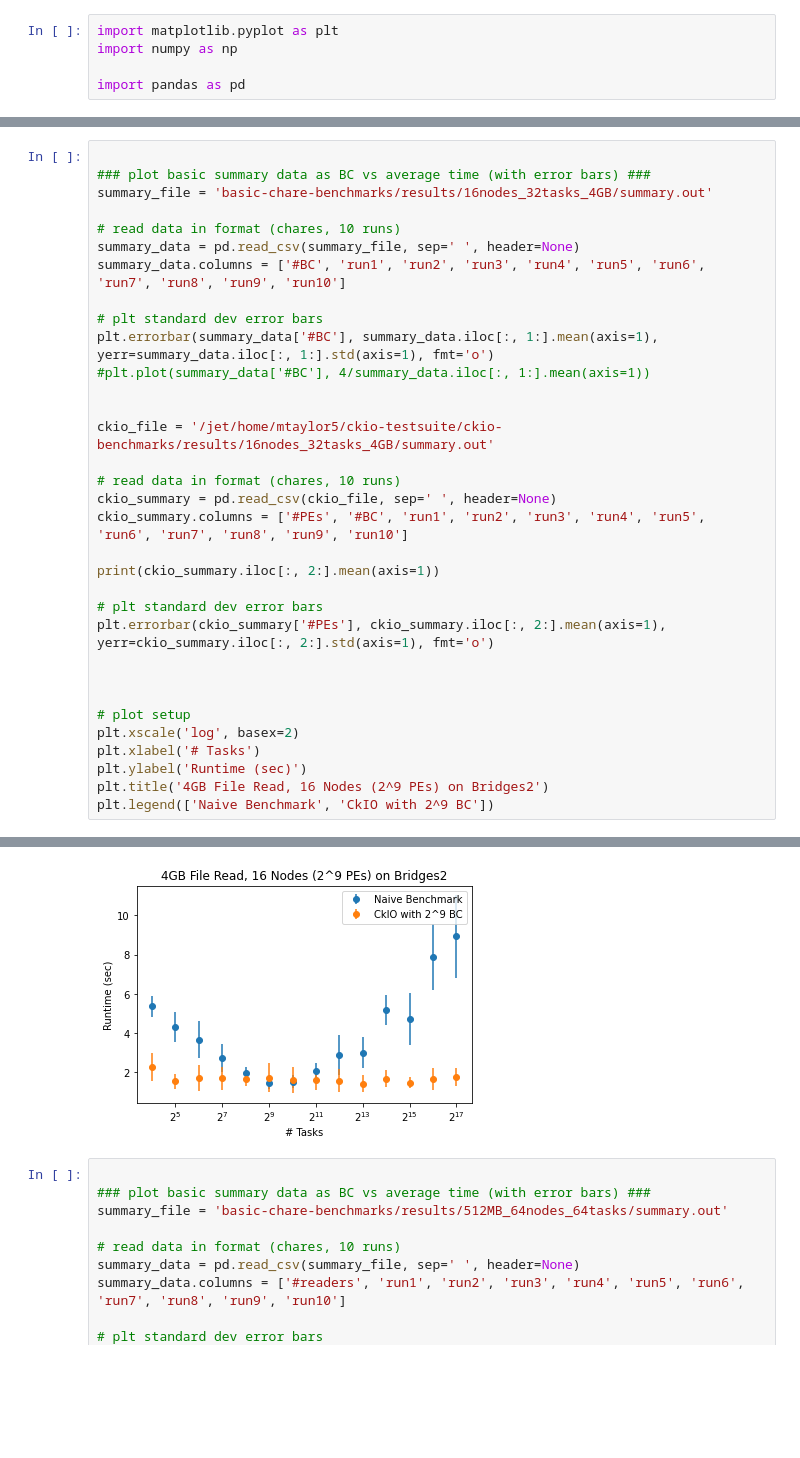
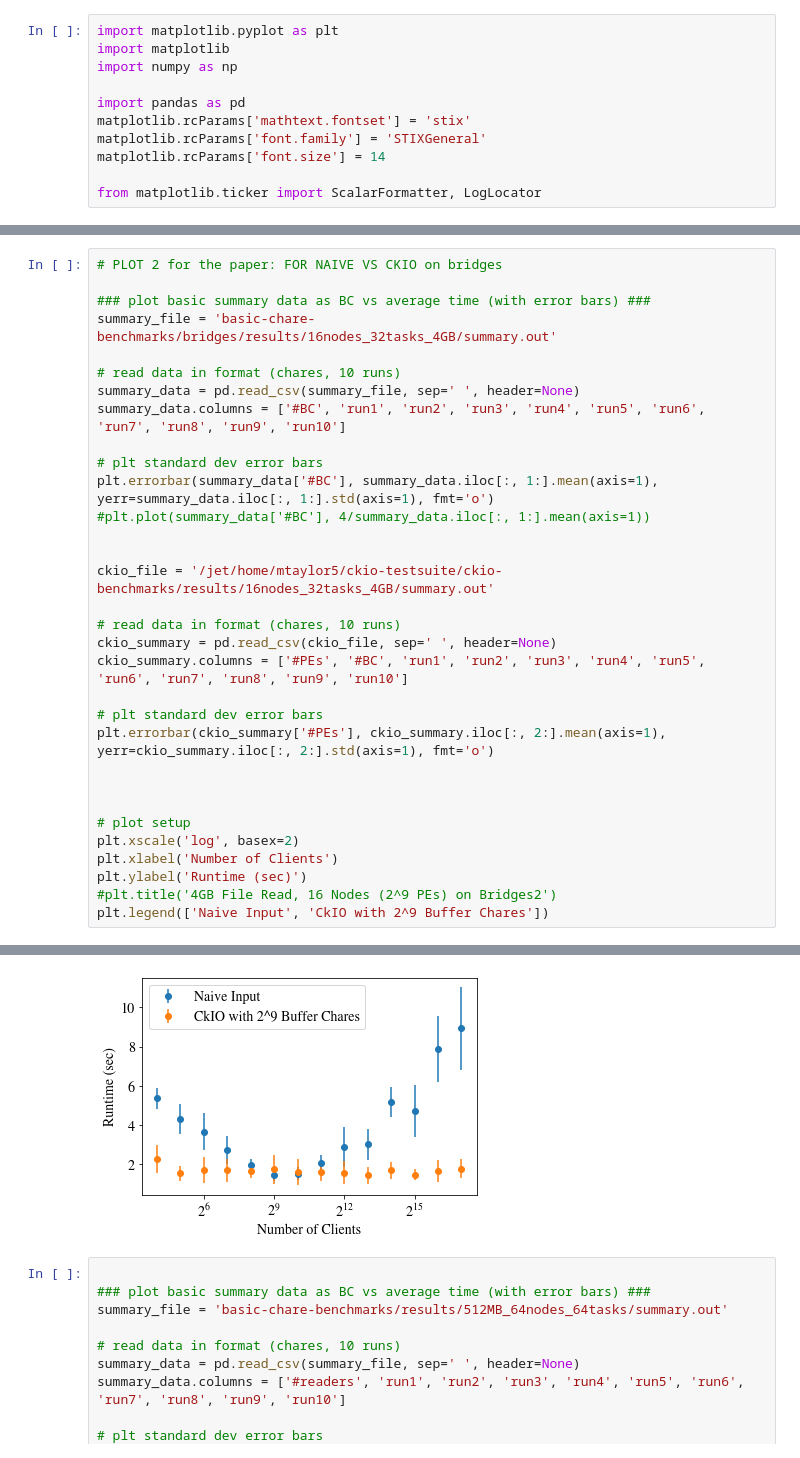
Before and after one commit to mayantaylor/ckio-testsuite, a Jupyter notebook: visualize.ipynb, the cells around one changed output, grey strips where cells are left out. Drawn from its saved outputs; the diff is of its cells as text; blank space fills up the shorter version.

Commit message:
python code to visualize bridges plots

```diff
--- a/visualize.ipynb
+++ b/visualize.ipynb
@@ -1,5 +1,11 @@
 # %%
 import matplotlib.pyplot as plt
+import matplotlib
 import numpy as np
 
 import pandas as pd
+matplotlib.rcParams['mathtext.fontset'] = 'stix'
+matplotlib.rcParams['font.family'] = 'STIXGeneral'
+matplotlib.rcParams['font.size'] = 14
+
+from matplotlib.ticker import ScalarFormatter, LogLocator
@@ -6,7 +78,8 @@ import pandas as pd
 # %%
+# PLOT 2 for the paper: FOR NAIVE VS CKIO on bridges
 
 ### plot basic summary data as BC vs average time (with error bars) ###
-summary_file = 'basic-chare-benchmarks/results/16nodes_32tasks_4GB/summary.out'
+summary_file = 'basic-chare-benchmarks/bridges/results/16nodes_32tasks_4GB/summary.out'
 
 # read data in format (chares, 10 runs)
 summary_data = pd.read_csv(summary_file, sep=' ', header=None)
@@ -23,8 +96,6 @@ ckio_file = '/jet/home/mtaylor5/ckio-testsuite/ckio-benchmarks/results/16nodes_3
 ckio_summary = pd.read_csv(ckio_file, sep=' ', header=None)
 ckio_summary.columns = ['#PEs', '#BC', 'run1', 'run2', 'run3', 'run4', 'run5', 'run6', 'run7', 'run8', 'run9', 'run10']
 
-print(ckio_summary.iloc[:, 2:].mean(axis=1))
-
 # plt standard dev error bars
 plt.errorbar(ckio_summary['#PEs'], ckio_summary.iloc[:, 2:].mean(axis=1), yerr=ckio_summary.iloc[:, 2:].std(axis=1), fmt='o')
 
@@ -32,8 +103,8 @@ plt.errorbar(ckio_summary['#PEs'], ckio_summary.iloc[:, 2:].mean(axis=1), yerr=c
 
 # plot setup
 plt.xscale('log', basex=2)
-plt.xlabel('# Tasks')
+plt.xlabel('Number of Clients')
 plt.ylabel('Runtime (sec)')
-plt.title('4GB File Read, 16 Nodes (2^9 PEs) on Bridges2')
-plt.legend(['Naive Benchmark', 'CkIO with 2^9 BC'])
+#plt.title('4GB File Read, 16 Nodes (2^9 PEs) on Bridges2')
+plt.legend(['Naive Input', 'CkIO with 2^9 Buffer Chares'])
 # %% [output]
@@ -56,4 +112,4 @@ dtype: float64
-[figure, old version]
+[figure, new version]
 # %%
 
 ### plot basic summary data as BC vs average time (with error bars) ###
```
Also changed, not shown: parts of 3 cells of this notebook.
